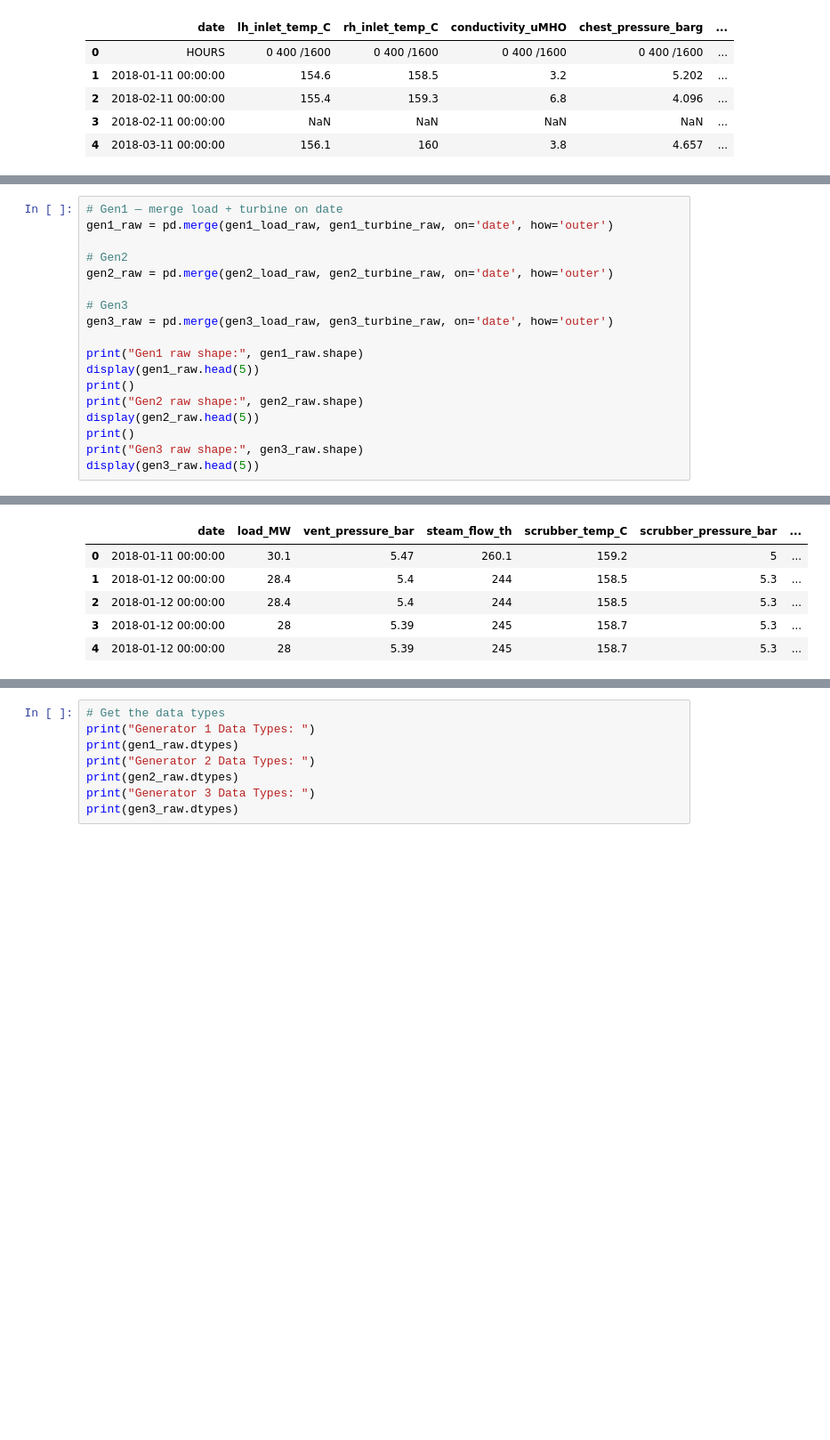
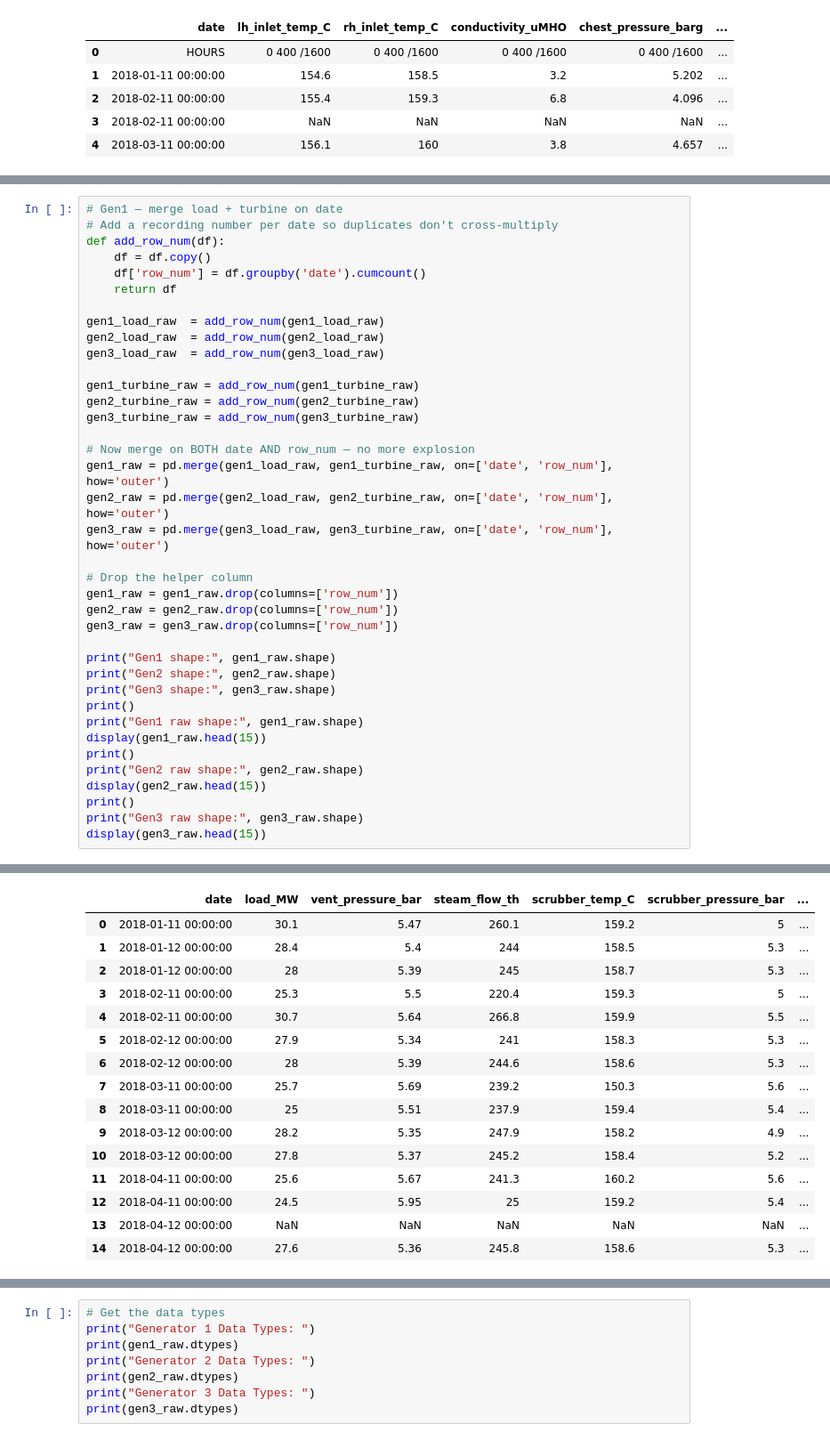
Before and after one commit to Darlene-13/double-flash-geothermal, a Jupyter notebook: notebooks/00_explanatory_data_analysis.ipynb, the cells around one changed output, grey strips where cells are left out. Shown at 89% size. Saved outputs shown, nothing was run; the diff lists cells and outputs as text; blank space fills up the shorter version.

Commit message:
add merge by time

```diff
--- a/notebooks/00_explanatory_data_analysis.ipynb
+++ b/notebooks/00_explanatory_data_analysis.ipynb
@@ -270,19 +300,39 @@ Gen3 Turbine raw shape: (189, 7)
 # %%
 # Gen1 — merge load + turbine on date
-gen1_raw = pd.merge(gen1_load_raw, gen1_turbine_raw, on='date', how='outer')
+# Add a recording number per date so duplicates don't cross-multiply
+def add_row_num(df):
+    df = df.copy()
+    df['row_num'] = df.groupby('date').cumcount()
+    return df
 
-# Gen2
-gen2_raw = pd.merge(gen2_load_raw, gen2_turbine_raw, on='date', how='outer')
+gen1_load_raw  = add_row_num(gen1_load_raw)
+gen2_load_raw  = add_row_num(gen2_load_raw)
+gen3_load_raw  = add_row_num(gen3_load_raw)
 
-# Gen3
-gen3_raw = pd.merge(gen3_load_raw, gen3_turbine_raw, on='date', how='outer')
+gen1_turbine_raw = add_row_num(gen1_turbine_raw)
+gen2_turbine_raw = add_row_num(gen2_turbine_raw)
+gen3_turbine_raw = add_row_num(gen3_turbine_raw)
 
+# Now merge on BOTH date AND row_num — no more explosion
+gen1_raw = pd.merge(gen1_load_raw, gen1_turbine_raw, on=['date', 'row_num'], how='outer')
+gen2_raw = pd.merge(gen2_load_raw, gen2_turbine_raw, on=['date', 'row_num'], how='outer')
+gen3_raw = pd.merge(gen3_load_raw, gen3_turbine_raw, on=['date', 'row_num'], how='outer')
+
+# Drop the helper column
+gen1_raw = gen1_raw.drop(columns=['row_num'])
+gen2_raw = gen2_raw.drop(columns=['row_num'])
+gen3_raw = gen3_raw.drop(columns=['row_num'])
+
+print("Gen1 shape:", gen1_raw.shape)
+print("Gen2 shape:", gen2_raw.shape)
+print("Gen3 shape:", gen3_raw.shape)
+print()
 print("Gen1 raw shape:", gen1_raw.shape)
-display(gen1_raw.head(5))
+display(gen1_raw.head(15))
 print()
 print("Gen2 raw shape:", gen2_raw.shape)
-display(gen2_raw.head(5))
+display(gen2_raw.head(15))
 print()
 print("Gen3 raw shape:", gen3_raw.shape)
-display(gen3_raw.head(5))
+display(gen3_raw.head(15))
 # %% [output]
@@ -297,6 +361,16 @@ Gen2 raw shape: (371, 12)
 |  | date | load_MW | vent_pressure_bar | steam_flow_th | scrubber_temp_C | scrubber_pressure_bar | ... |
 | 0 | 2018-01-11 00:00:00 | 30.1 | 5.47 | 260.1 | 159.2 | 5 | ... |
 | 1 | 2018-01-12 00:00:00 | 28.4 | 5.4 | 244 | 158.5 | 5.3 | ... |
-| 2 | 2018-01-12 00:00:00 | 28.4 | 5.4 | 244 | 158.5 | 5.3 | ... |
-| 3 | 2018-01-12 00:00:00 | 28 | 5.39 | 245 | 158.7 | 5.3 | ... |
-| 4 | 2018-01-12 00:00:00 | 28 | 5.39 | 245 | 158.7 | 5.3 | ... |
+| 2 | 2018-01-12 00:00:00 | 28 | 5.39 | 245 | 158.7 | 5.3 | ... |
+| 3 | 2018-02-11 00:00:00 | 25.3 | 5.5 | 220.4 | 159.3 | 5 | ... |
+| 4 | 2018-02-11 00:00:00 | 30.7 | 5.64 | 266.8 | 159.9 | 5.5 | ... |
+| 5 | 2018-02-12 00:00:00 | 27.9 | 5.34 | 241 | 158.3 | 5.3 | ... |
+| 6 | 2018-02-12 00:00:00 | 28 | 5.39 | 244.6 | 158.6 | 5.3 | ... |
+| 7 | 2018-03-11 00:00:00 | 25.7 | 5.69 | 239.2 | 150.3 | 5.6 | ... |
+| 8 | 2018-03-11 00:00:00 | 25 | 5.51 | 237.9 | 159.4 | 5.4 | ... |
+| 9 | 2018-03-12 00:00:00 | 28.2 | 5.35 | 247.9 | 158.2 | 4.9 | ... |
+| 10 | 2018-03-12 00:00:00 | 27.8 | 5.37 | 245.2 | 158.4 | 5.2 | ... |
+| 11 | 2018-04-11 00:00:00 | 25.6 | 5.67 | 241.3 | 160.2 | 5.6 | ... |
+| 12 | 2018-04-11 00:00:00 | 24.5 | 5.95 | 25 | 159.2 | 5.4 | ... |
+| 13 | 2018-04-12 00:00:00 | NaN | NaN | NaN | NaN | NaN | ... |
+| 14 | 2018-04-12 00:00:00 | 27.6 | 5.36 | 245.8 | 158.6 | 5.3 | ... |
```
Also changed, not shown: parts of 4 cells of this notebook.
